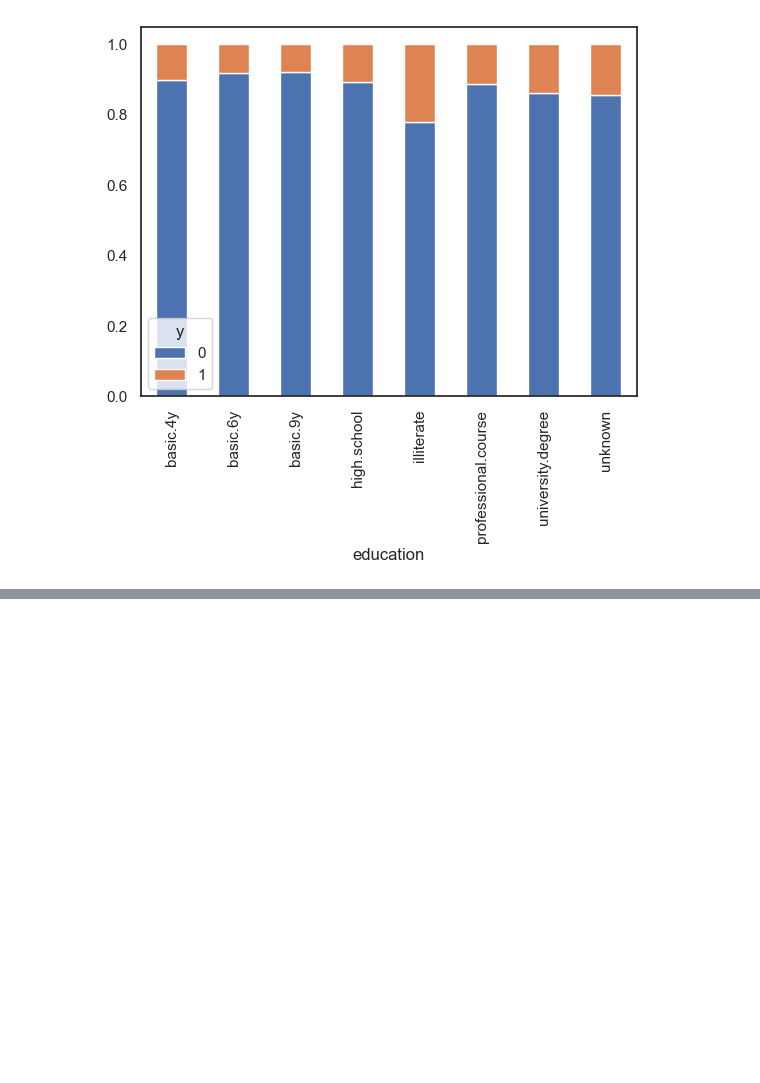
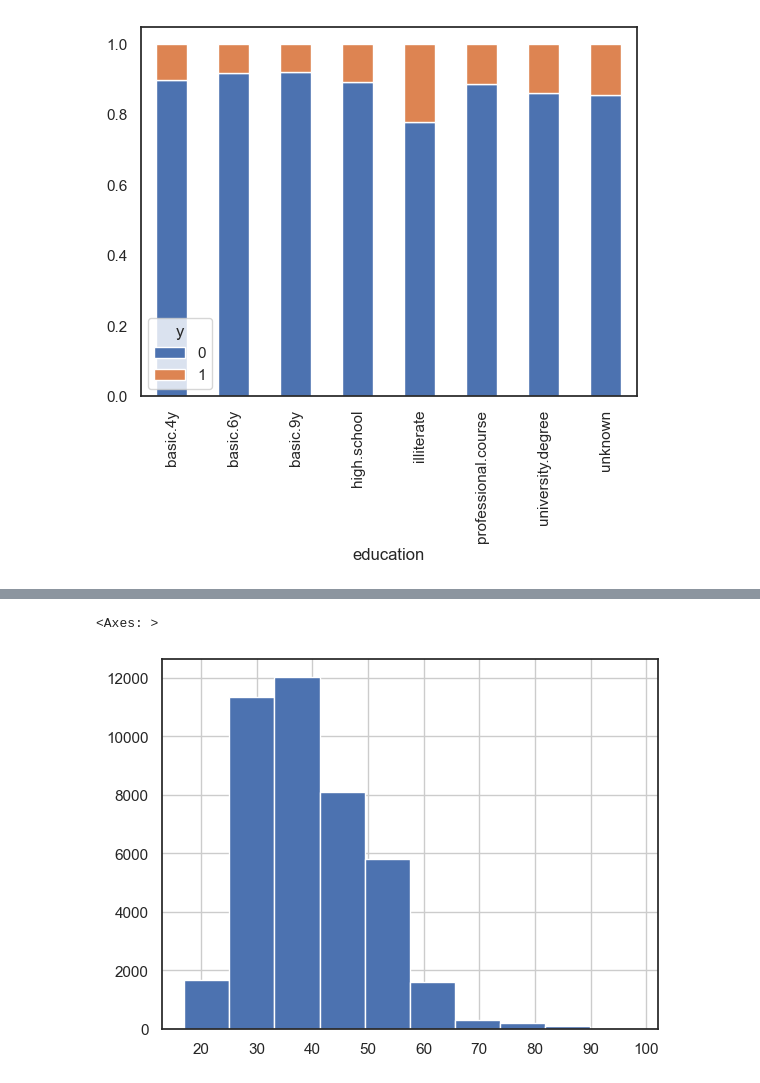
Before and after one commit to sohamvsonar/logisticRegression, a Jupyter notebook: logisticRegression.ipynb, the cells around one changed output, grey strips where cells are left out. Saved outputs shown, nothing was run; the diff lists cells and outputs as text; code cells hidden in the pictures; blank space fills up the shorter version.

```diff
--- a/logisticRegression.ipynb
+++ b/logisticRegression.ipynb
@@ -51,0 +62,5 @@ table.div(table.sum(1).astype(float), axis=0).plot(kind='bar', stacked=True)
+# %%
+data['age'].hist()
+# %% [output]
+<Axes: >
+[figure, added]
```
Also changed, not shown: parts of 1 cell of this notebook.
